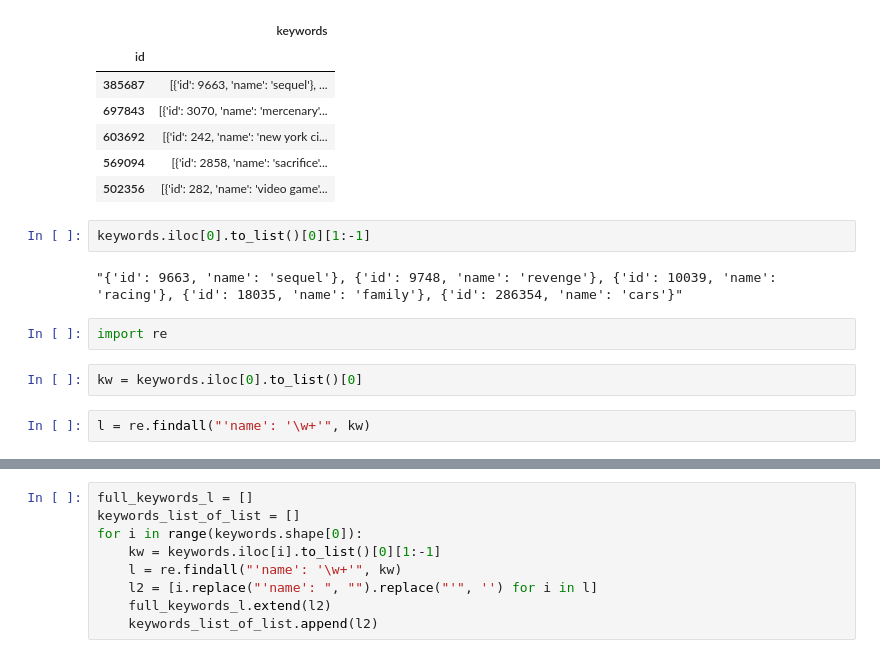
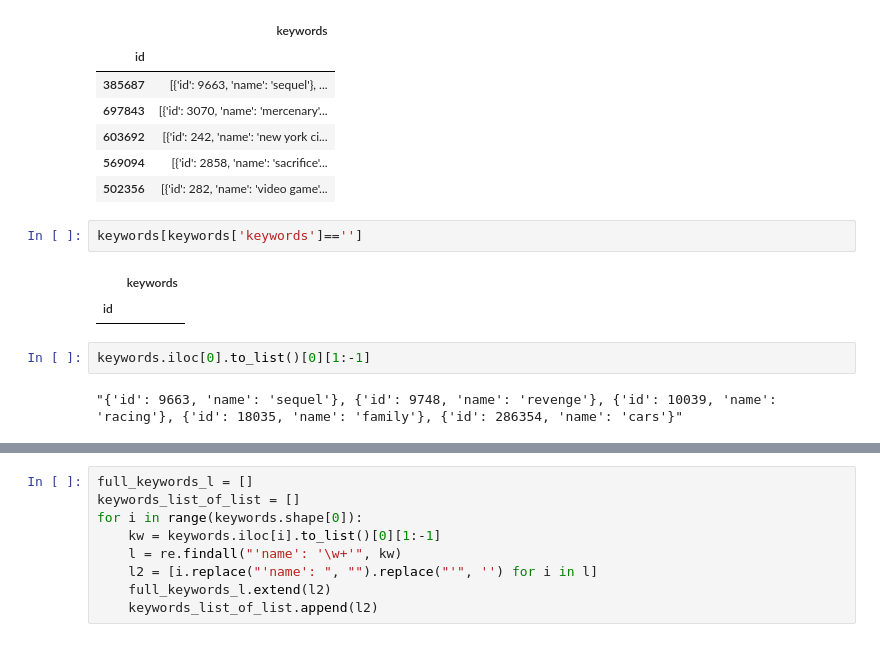
Before and after one commit to fadeeva/normal_projects, a Jupyter notebook: Popular_10000_movies_listed_on_TMDb/Data_Prepare.ipynb, the cells around one changed output, grey strips where cells are left out. Saved outputs shown, nothing was run; the diff lists cells and outputs as text.

```diff
--- a/Popular_10000_movies_listed_on_TMDb/Data_Prepare.ipynb
+++ b/Popular_10000_movies_listed_on_TMDb/Data_Prepare.ipynb
@@ -382,13 +383,12 @@ keywords.head()
 | 603692 | [{'id': 242, 'name': 'new york ci... |
 | 569094 | [{'id': 2858, 'name': 'sacrifice'... |
 | 502356 | [{'id': 282, 'name': 'video game'... |
+# %%
+keywords[keywords['keywords']=='']
+# %% [output]
+|  | keywords |
+| id |  |
 # %%
 keywords.iloc[0].to_list()[0][1:-1]
 # %% [output]
 "{'id': 9663, 'name': 'sequel'}, {'id': 9748, 'name': 'revenge'}, {'id': 10039, 'name': 'racing'}, {'id': 18035, 'name': 'family'}, {'id': 286354, 'name': 'cars'}"
-# %%
-import re
-# %%
-kw = keywords.iloc[0].to_list()[0]
-# %%
-l = re.findall("'name': '\w+'", kw)
```
Also changed, not shown: parts of 17 cells of this notebook.
